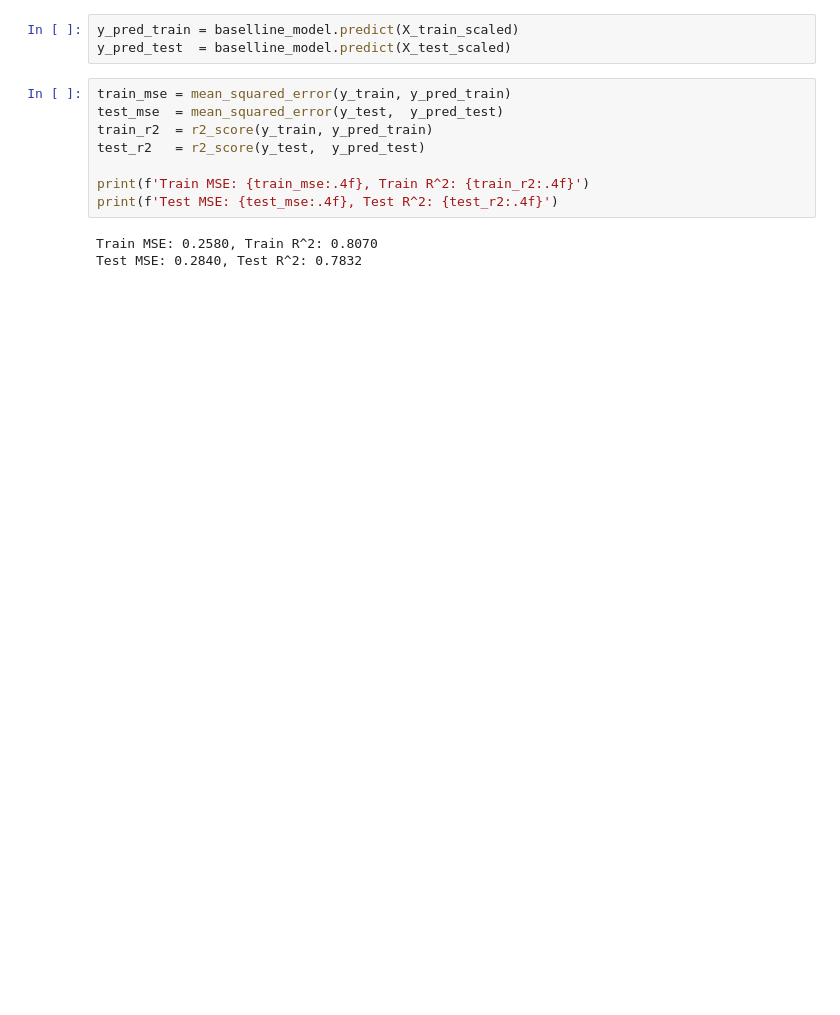
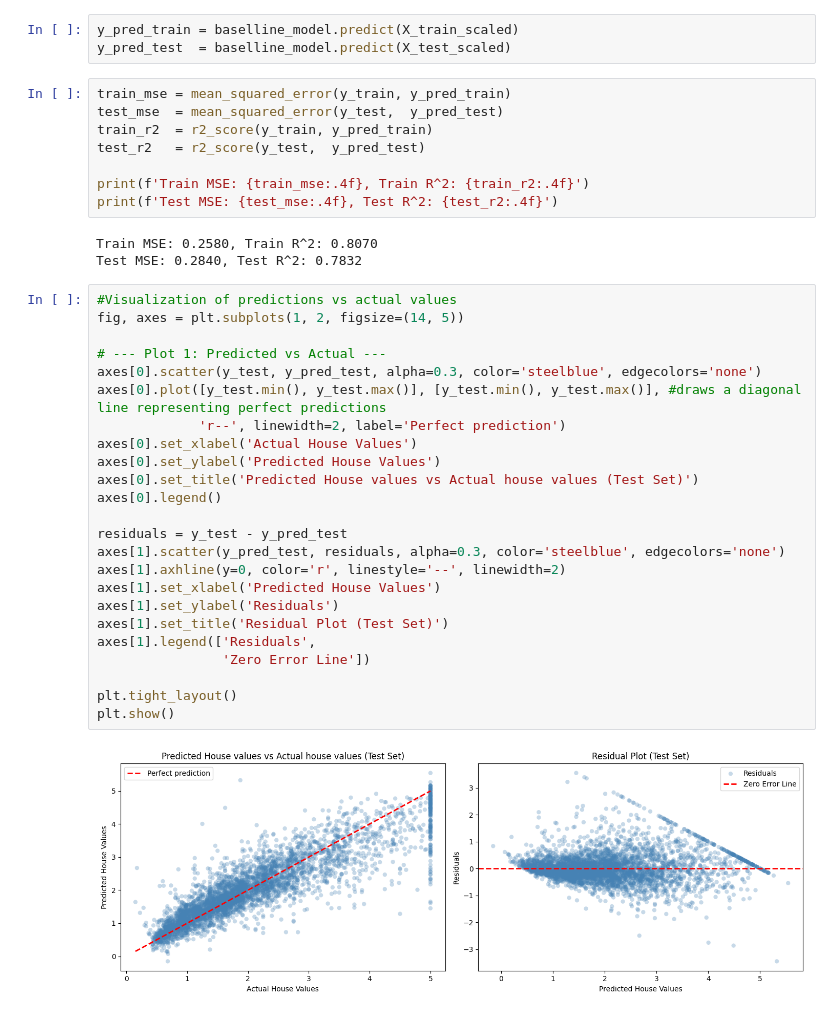
Before and after one commit to xplj5935-uol/california-house-prices, a Jupyter notebook: Workflow 1-3.ipynb, the cells around one changed output. Cells and saved outputs as stored; diff of their text form; blank space fills up the shorter version.

```diff
--- a/Workflow 1-3.ipynb
+++ b/Workflow 1-3.ipynb
@@ -158,3 +158,29 @@ print(f'Test MSE: {test_mse:.4f}, Test R^2: {test_r2:.4f}')
 # %% [output]
 Train MSE: 0.2580, Train R^2: 0.8070
 Test MSE: 0.2840, Test R^2: 0.7832
+# %%
+#Visualization of predictions vs actual values
+fig, axes = plt.subplots(1, 2, figsize=(14, 5))
+
+# --- Plot 1: Predicted vs Actual ---
+axes[0].scatter(y_test, y_pred_test, alpha=0.3, color='steelblue', edgecolors='none')
+axes[0].plot([y_test.min(), y_test.max()], [y_test.min(), y_test.max()], #draws a diagonal line representing perfect predictions
+             'r--', linewidth=2, label='Perfect prediction')
+axes[0].set_xlabel('Actual House Values')
+axes[0].set_ylabel('Predicted House Values')
+axes[0].set_title('Predicted House values vs Actual house values (Test Set)')
+axes[0].legend()
+
+residuals = y_test - y_pred_test
+axes[1].scatter(y_pred_test, residuals, alpha=0.3, color='steelblue', edgecolors='none')
+axes[1].axhline(y=0, color='r', linestyle='--', linewidth=2)
+axes[1].set_xlabel('Predicted House Values')
+axes[1].set_ylabel('Residuals')
+axes[1].set_title('Residual Plot (Test Set)')
+axes[1].legend(['Residuals',
+                'Zero Error Line'])
+
+plt.tight_layout()
+plt.show()
+# %% [output]
+[figure, added]
```
Also changed, not shown: parts of 8 cells of this notebook.
